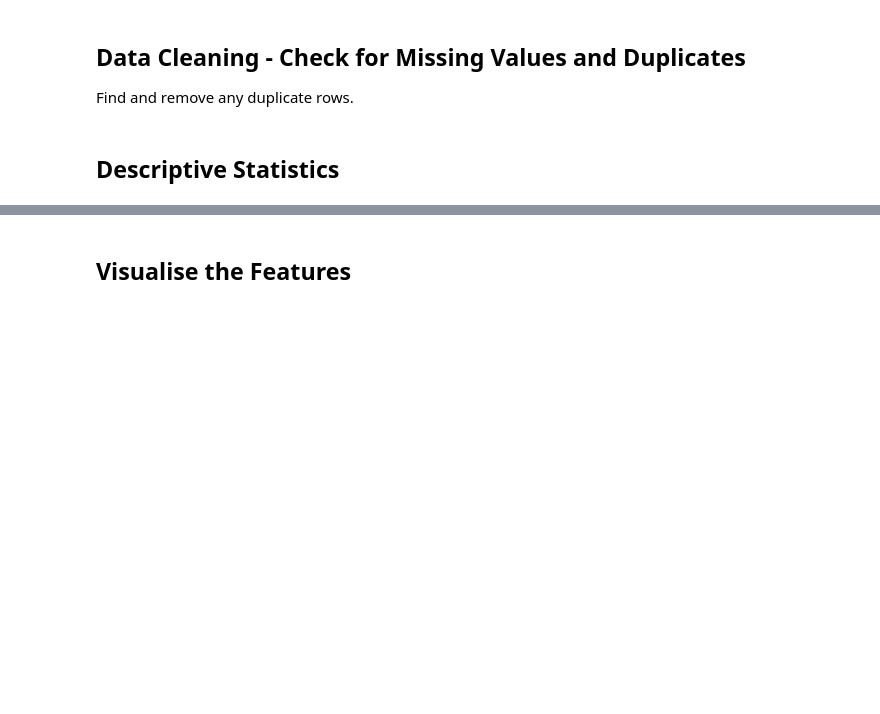
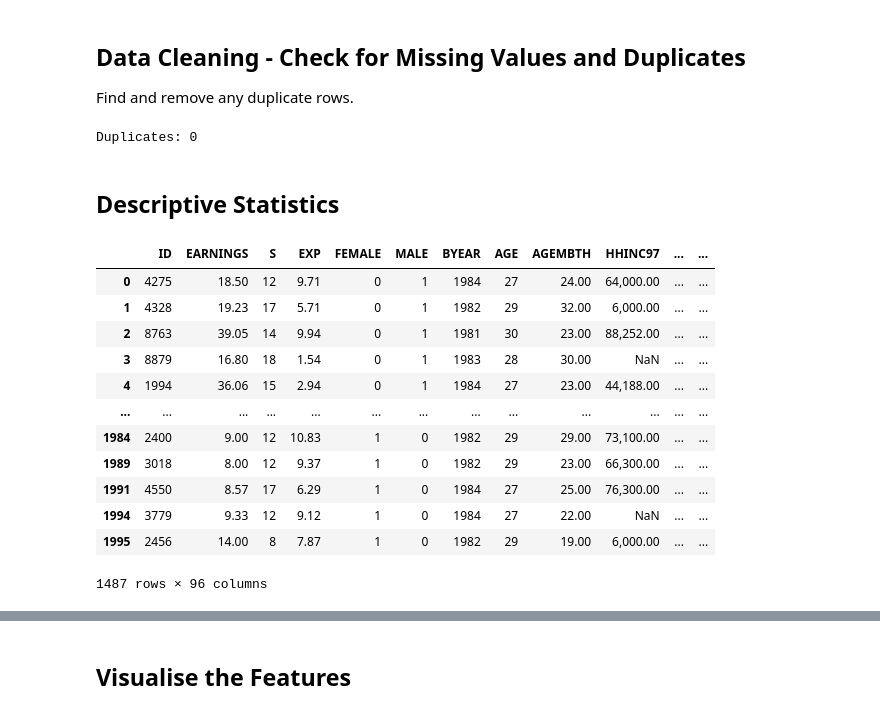
Before and after one commit to tomweinandy/100DaysOfCode, a Jupyter notebook: Projects/Day100/Determinants_of_Earnings.ipynb, the cells around one changed output, grey strips where cells are left out. Cells and saved outputs as stored; diff of their text form; code cells hidden in the pictures; blank space fills up the shorter version.

```diff
--- a/Projects/Day100/Determinants_of_Earnings.ipynb
+++ b/Projects/Day100/Determinants_of_Earnings.ipynb
@@ -94,5 +94,26 @@ Duplicates: 513
 ## Data Cleaning - Check for Missing Values and Duplicates
 
 Find and remove any duplicate rows.
+# %%
+df = df_data.drop_duplicates()
+print('Duplicates:', df.duplicated().sum())
+# %% [output]
+Duplicates: 0
 # %% [markdown]
 ## Descriptive Statistics
+# %%
+df
+# %% [output]
+|  | ID | EARNINGS | S | EXP | FEMALE | MALE | BYEAR | AGE | AGEMBTH | HHINC97 | ... | ... |
+| 0 | 4275 | 18.50 | 12 | 9.71 | 0 | 1 | 1984 | 27 | 24.00 | 64,000.00 | ... | ... |
+| 1 | 4328 | 19.23 | 17 | 5.71 | 0 | 1 | 1982 | 29 | 32.00 | 6,000.00 | ... | ... |
+| 2 | 8763 | 39.05 | 14 | 9.94 | 0 | 1 | 1981 | 30 | 23.00 | 88,252.00 | ... | ... |
+| 3 | 8879 | 16.80 | 18 | 1.54 | 0 | 1 | 1983 | 28 | 30.00 | NaN | ... | ... |
+| 4 | 1994 | 36.06 | 15 | 2.94 | 0 | 1 | 1984 | 27 | 23.00 | 44,188.00 | ... | ... |
+| ... | ... | ... | ... | ... | ... | ... | ... | ... | ... | ... | ... | ... |
+| 1984 | 2400 | 9.00 | 12 | 10.83 | 1 | 0 | 1982 | 29 | 29.00 | 73,100.00 | ... | ... |
+| 1989 | 3018 | 8.00 | 12 | 9.37 | 1 | 0 | 1982 | 29 | 23.00 | 66,300.00 | ... | ... |
+| 1991 | 4550 | 8.57 | 17 | 6.29 | 1 | 0 | 1984 | 27 | 25.00 | 76,300.00 | ... | ... |
+| 1994 | 3779 | 9.33 | 12 | 9.12 | 1 | 0 | 1984 | 27 | 22.00 | NaN | ... | ... |
+| 1995 | 2456 | 14.00 | 8 | 7.87 | 1 | 0 | 1982 | 29 | 19.00 | 6,000.00 | ... | ... |
+1487 rows × 96 columns
```
Also changed, not shown: parts of 2 cells of this notebook.
